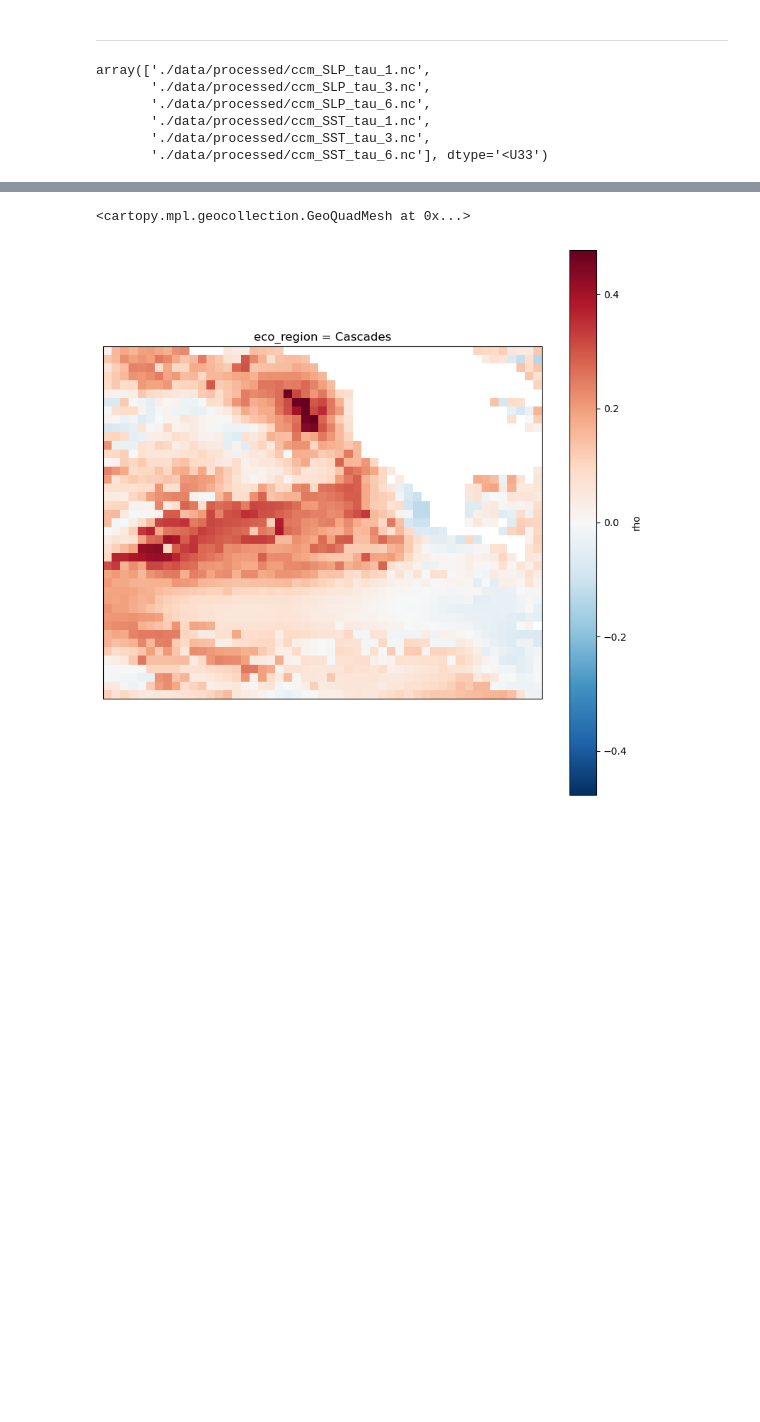
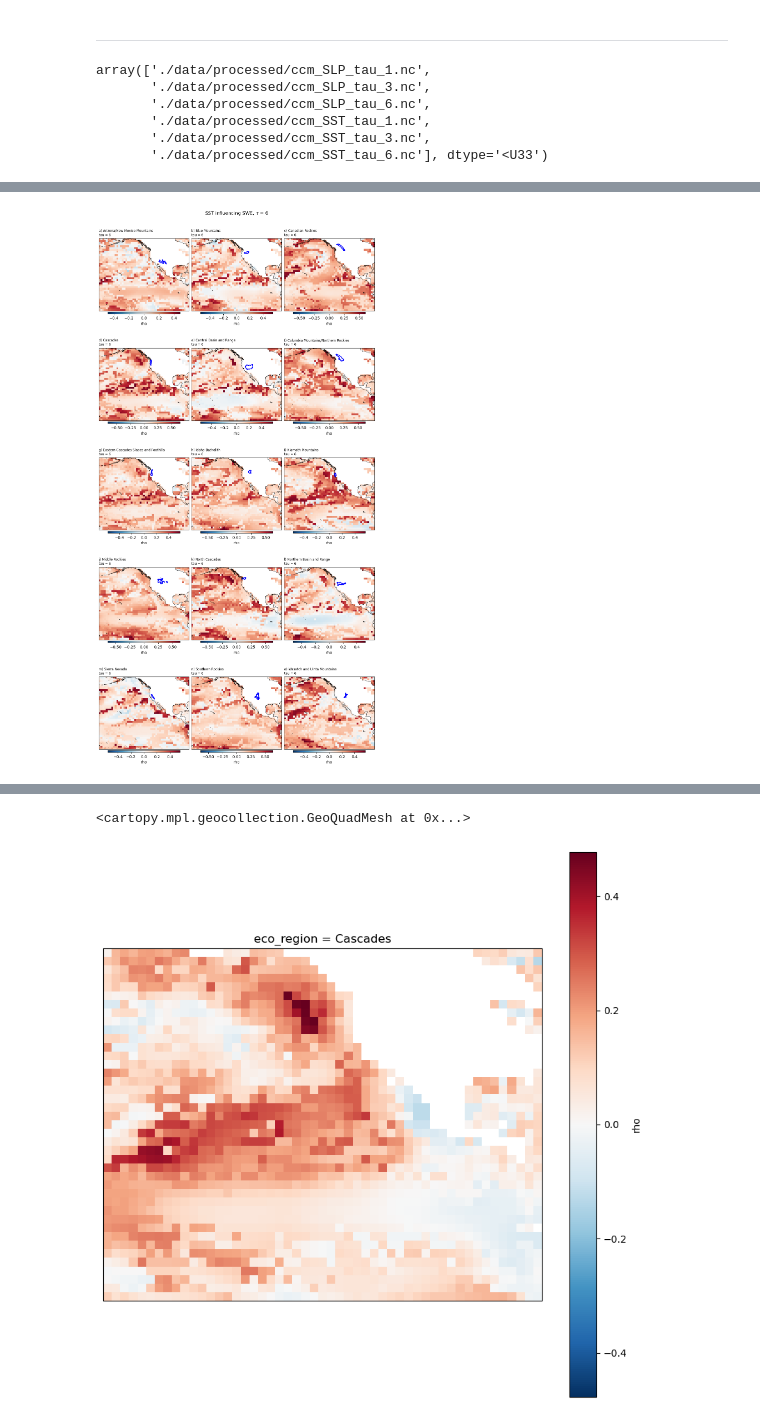
Before and after one commit to heyjoekim/causal_snow_proj, a Jupyter notebook: plot_ccm_results.ipynb, the cells around one changed output, grey strips where cells are left out. Saved outputs shown, nothing was run; the diff lists cells and outputs as text; code cells hidden in the pictures; blank space fills up the shorter version.

Commit message:
added results

```diff
--- a/plot_ccm_results.ipynb
+++ b/plot_ccm_results.ipynb
@@ -78,0 +130,32 @@ plt.show()
+# %%
+# def plot_ccm(f):
+f = ccm_results_flist[5]
+
+lag = f.split('_')[3].split('.')[0]
+ccm_xr = xr.open_dataset(f)
+fig = plt.figure(figsize=(10, 20), constrained_layout=True)
+# create gridspec
+gs = fig.add_gridspec(5,3, height_ratios=[1,1,1,1,1],
+                      width_ratios=[1,1,1])
+
+cbar_kwargs = {'shrink':0.8, 'aspect':40,
+               'orientation':'horizontal', 'pad':0.01}
+
+for i in range(15):
+    eco_name = str(ccm_xr.isel(eco_region=i).eco_region.values)
+    sub = wus_eco[wus_eco['NA_L3NAME']==eco_name]
+
+    ax = fig.add_subplot(gs[i],
+                         projection=ccrs.PlateCarree(central_longitude=180))
+    ax.coastlines(resolution='50m', color='black', linewidth=0.5)
+    ccm_xr.isel(eco_region=i).rho.plot(ax=ax,
+                                       transform=ccrs.PlateCarree(),
+                                       cbar_kwargs=cbar_kwargs)
+    sub.boundary.plot(ax=ax, color='b')
+    ax.set_title('')
+    ax.set_title('{}) {}\ntau = {}'.format(alc[i], eco_name, lag), loc='left', fontsize='small')
+plt.suptitle(fr'SST influencing SWE, $\tau$ = {lag}')
+plt.savefig('./figs/ccm_sst_swe_lag1.png', bbox_inches='tight', facecolor='w')
+plt.show()
+# %% [output]
+[figure, added]
```
Also changed, not shown: parts of 10 cells of this notebook, 4 other files.
